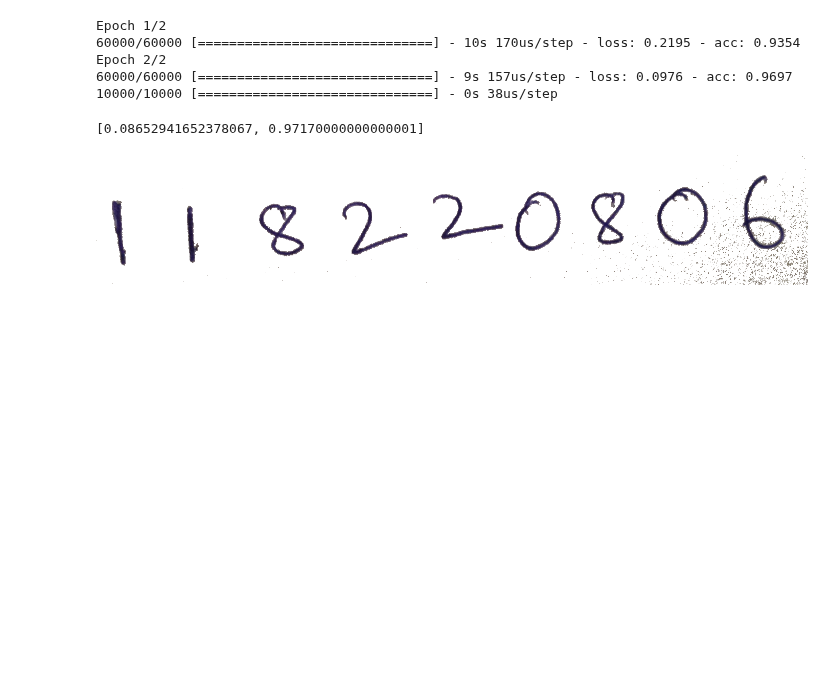
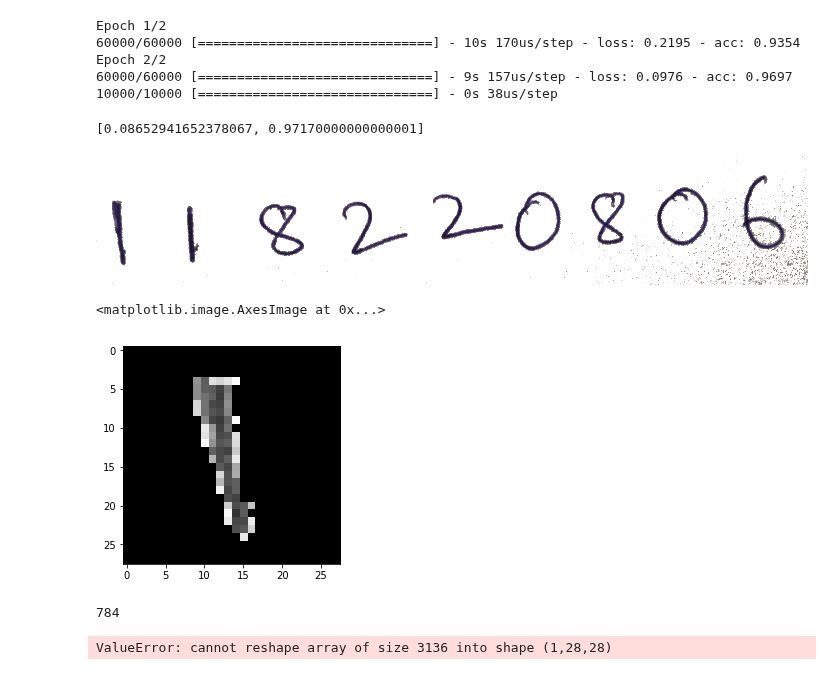
Before and after one commit to joseph-neeraj/AM6016-ppt, a Jupyter notebook: ppt.ipynb, the cells around one changed output. Cells and saved outputs as stored; diff of their text form; code cells hidden in the pictures; blank space fills up the shorter version.

```diff
--- a/ppt.ipynb
+++ b/ppt.ipynb
@@ -48,16 +48,25 @@ def cropImage(fileName="cropped.png", left=0, top=0, right=image.size[0], bottom
 # %%
 digit = Image.open("cropped.png").resize((28,28))
 plt.imshow(digit)
 # convert to greyscale
+#digit = np.array(digit.convert("L"))
+#plt.imshow(digit, cmap="binary")
+#digit = np.array(digit)
+#digit = np.array(digit.thumbnail((28,28), Image.ANTIALIAS))
 digit = np.array(digit.convert("L"))
-#plt.imshow(digit, cmap="binary")
-
 # scale to values between 0 and 1
 digit = (np.max(digit) - digit) / (np.max(digit) - np.min(digit))
 plt.imshow(digit, cmap="binary")
 
-digit[digit<0.2] = 0
+#digit[digit<0.8] = 0
 plt.imshow(digit, cmap="binary")
+# %% [output]
+<matplotlib.image.AxesImage at 0x...>
+[figure, added]
+# %%
+digit.size
+# %% [output]
+784
 # %%
 # Predict the digit in the student number
 predict_array = model.predict(np.reshape(digit, (1,digit.shape[0], digit.shape[1])),
@@ -66,3 +75,5 @@ predict_array
 print("Digit recognized = ", output_labels[np.argmax(predict_array)])
 #print("Digit recognized = ", np.argmax(predict_array))
 predict_array
+# %% [output]
+ValueError: cannot reshape array of size 3136 into shape (1,28,28)
```
